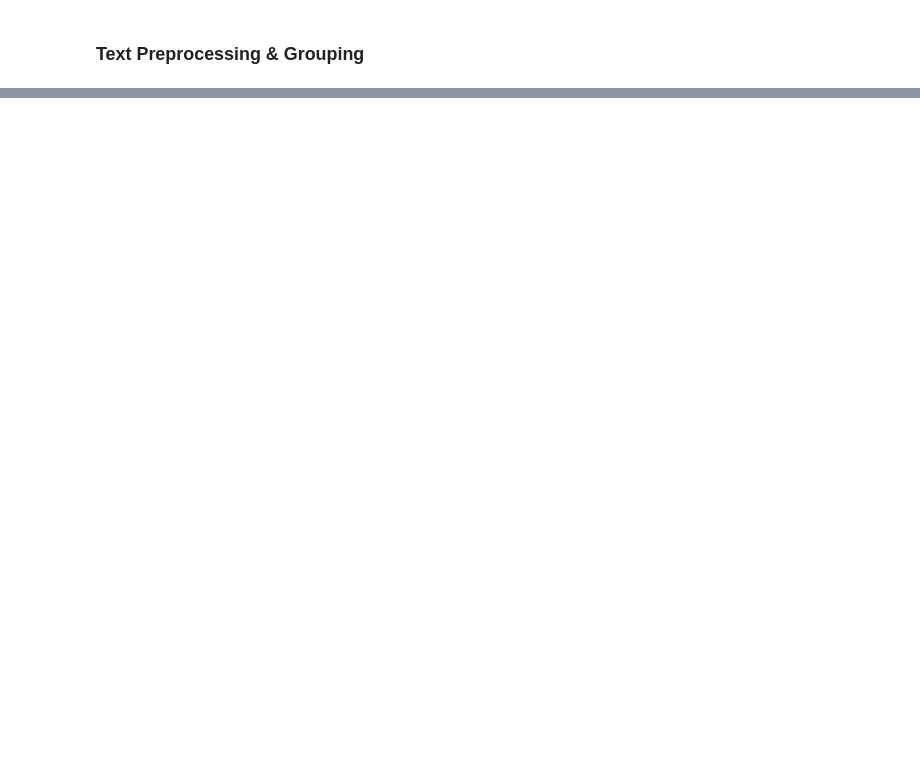
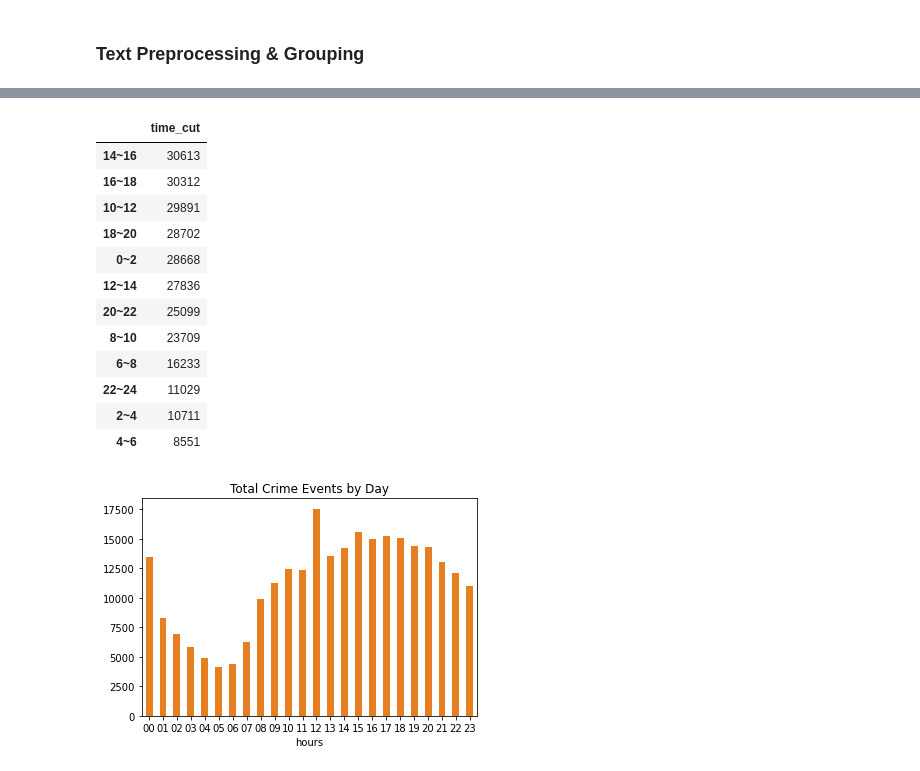
Before and after one commit to JuHyeongKim99/NYC_Crime_DataAnalysis, a Jupyter notebook: NYC_crime.ipynb, the cells around one changed output, grey strips where cells are left out. Cells and saved outputs as stored; diff of their text form; code cells hidden in the pictures; blank space fills up the shorter version.

```diff
--- a/NYC_crime.ipynb
+++ b/NYC_crime.ipynb
@@ -293 +333,28 @@ Name: VIC_RACE, dtype: int64
+# %%
+#reports by hour
+df_crime['time'] = df_crime['CMPLNT_FR_TM'].str.findall('(\d{2})').apply(lambda x: x[0])
+df_crime.groupby('time').size().plot(kind = 'bar', title ='Total Crime Events by Day', color = '#E67E22', xlabel = 'hours',rot=0)
+
+df_crime['time'] = pd.to_numeric(df_crime['time'])
+
+df_crime['time_cut'] = pd.cut(df_crime.time,bins=[-1,2,4,6,8,10,12,14,16,18,20,22,25],
+                              labels=['0~2','2~4','4~6','6~8','8~10','10~12','12~14','14~16','16~18','18~20','20~22','22~24'])
+
+
+df_crime.time_cut.value_counts().to_frame().style.background_gradient(cmap='summer')
+# %% [output]
+|  | time_cut |
+| 14~16 | 30613 |
+| 16~18 | 30312 |
+| 10~12 | 29891 |
+| 18~20 | 28702 |
+| 0~2 | 28668 |
+| 12~14 | 27836 |
+| 20~22 | 25099 |
+| 8~10 | 23709 |
+| 6~8 | 16233 |
+| 22~24 | 11029 |
+| 2~4 | 10711 |
+| 4~6 | 8551 |
+[figure, added]
 # %% [markdown]
```
Also changed, not shown: parts of 39 cells of this notebook.
